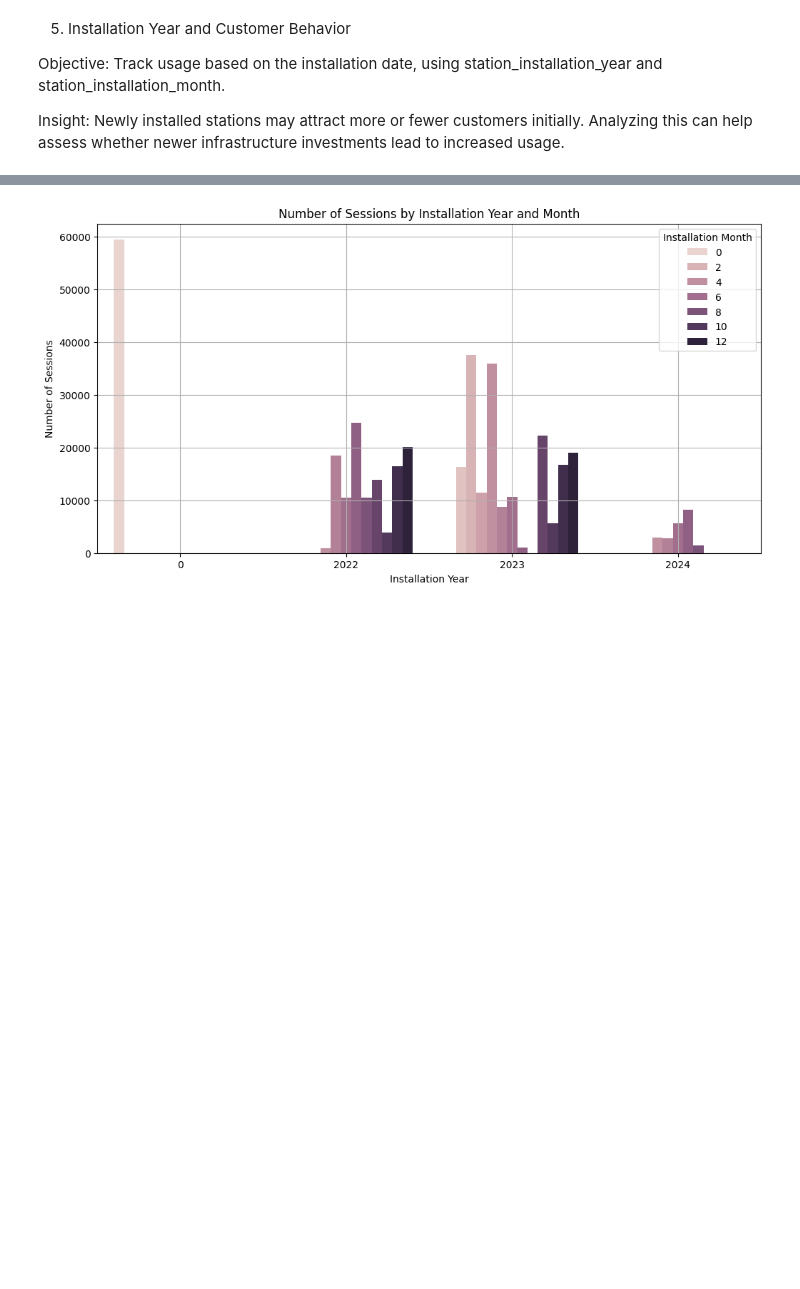
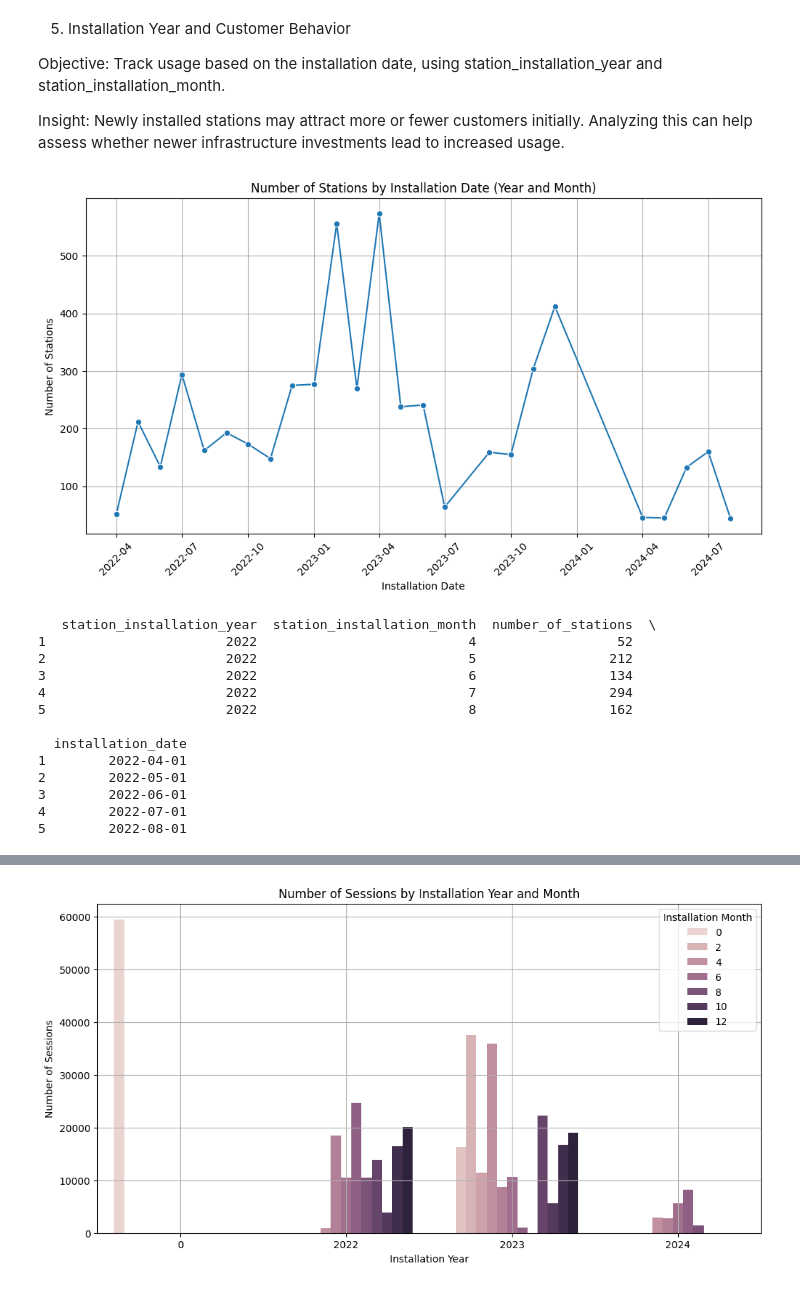
Before and after one commit to trangdtk-vnu/charging_stations, a Jupyter notebook: pdr_locations.ipynb, the cells around one changed output, grey strips where cells are left out. Cells and saved outputs as stored; diff of their text form; code cells hidden in the pictures; blank space fills up the shorter version.

```diff
--- a/pdr_locations.ipynb
+++ b/pdr_locations.ipynb
@@ -1222,3 +1259,47 @@ print(availability_usage)
 Objective: Track usage based on the installation date, using station_installation_year and station_installation_month.
 
 Insight: Newly installed stations may attract more or fewer customers initially. Analyzing this can help assess whether newer infrastructure investments lead to increased usage.
+# %%
+import pandas as pd
+import matplotlib.pyplot as plt
+import seaborn as sns
+
+# Filtering out rows where the installation month is 0 or invalid
+installation_usage = pdr_locations_cleaned.groupby(['station_installation_year', 'station_installation_month']).size().reset_index(name='number_of_stations')
+
+# Remove rows where 'station_installation_month' is 0 or invalid
+installation_usage = installation_usage[(installation_usage['station_installation_month'] > 0) & (installation_usage['station_installation_month'] <= 12)]
+
+# Creating a date string from year and month and converting to datetime for proper chronology
+installation_usage['installation_date'] = pd.to_datetime(installation_usage['station_installation_year'].astype(str) + '-' + installation_usage['station_installation_month'].astype(str))
+
+# Sorting data by the new 'installation_date'
+installation_usage = installation_usage.sort_values(by='installation_date')
+
+# Plotting the relationship between installation date and number of stations using a line chart (ignoring invalid months)
+plt.figure(figsize=(12,6))
+sns.lineplot(x='installation_date', y='number_of_stations', data=installation_usage, marker='o')
+plt.title('Number of Stations by Installation Date (Year and Month)')
+plt.xlabel('Installation Date')
+plt.ylabel('Number of Stations')
+plt.grid(True)
+plt.xticks(rotation=45)  # Rotate x-axis labels for better readability
+plt.show()
+
+# Displaying the filtered installation usage data for reference
+print(installation_usage.head())
+# %% [output]
+[figure, added]
+   station_installation_year  station_installation_month  number_of_stations  \
+1                       2022                           4                  52
+2                       2022                           5                 212
+3                       2022                           6                 134
+4                       2022                           7                 294
+5                       2022                           8                 162
+
+  installation_date
+1        2022-04-01
+2        2022-05-01
+3        2022-06-01
+4        2022-07-01
+5        2022-08-01
```
Also changed, not shown: parts of 3 cells of this notebook.
